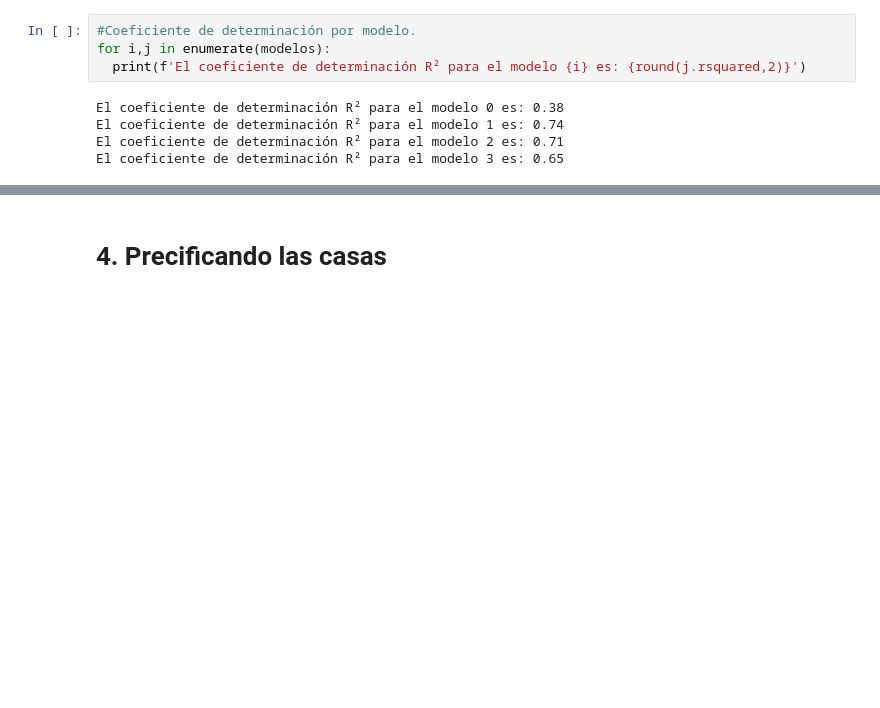
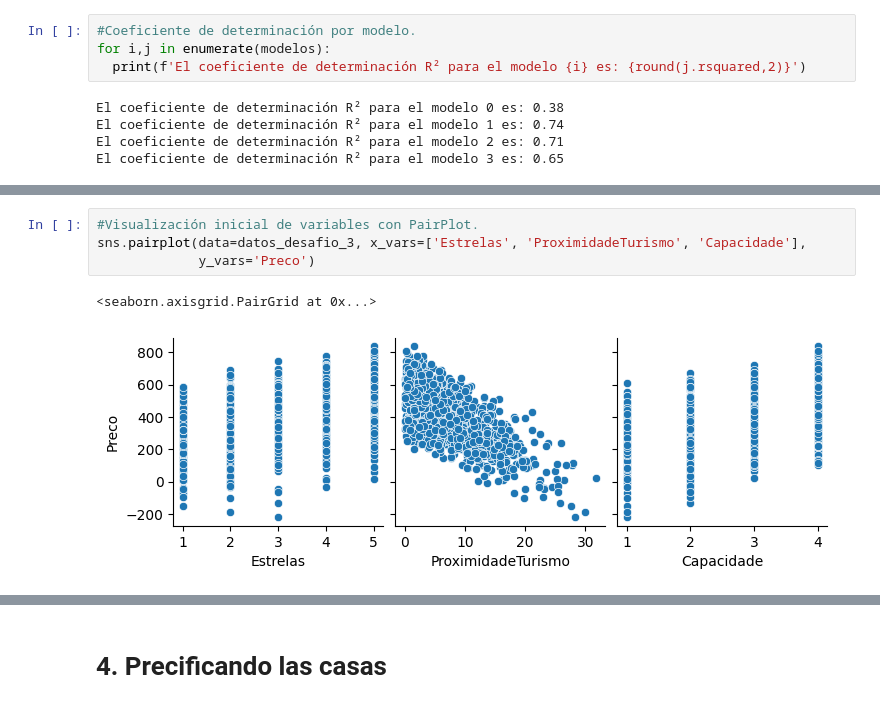
Before and after one commit to JLuceroVasquez/data-science-probando-relaciones-con-regresion-lineal, a Jupyter notebook: precios-de-inmuebles-regresion-lineal.ipynb, the cells around one changed output, grey strips where cells are left out. Saved outputs shown, nothing was run; the diff lists cells and outputs as text; blank space fills up the shorter version.

```diff
--- a/precios-de-inmuebles-regresion-lineal.ipynb
+++ b/precios-de-inmuebles-regresion-lineal.ipynb
@@ -405,0 +470,7 @@ Cuál es el modelo?
+# %%
+#Visualización inicial de variables con PairPlot.
+sns.pairplot(data=datos_desafio_3, x_vars=['Estrelas', 'ProximidadeTurismo', 'Capacidade'],
+             y_vars='Preco')
+# %% [output]
+<seaborn.axisgrid.PairGrid at 0x...>
+[figure, added]
```
Also changed, not shown: parts of 39 cells of this notebook.
